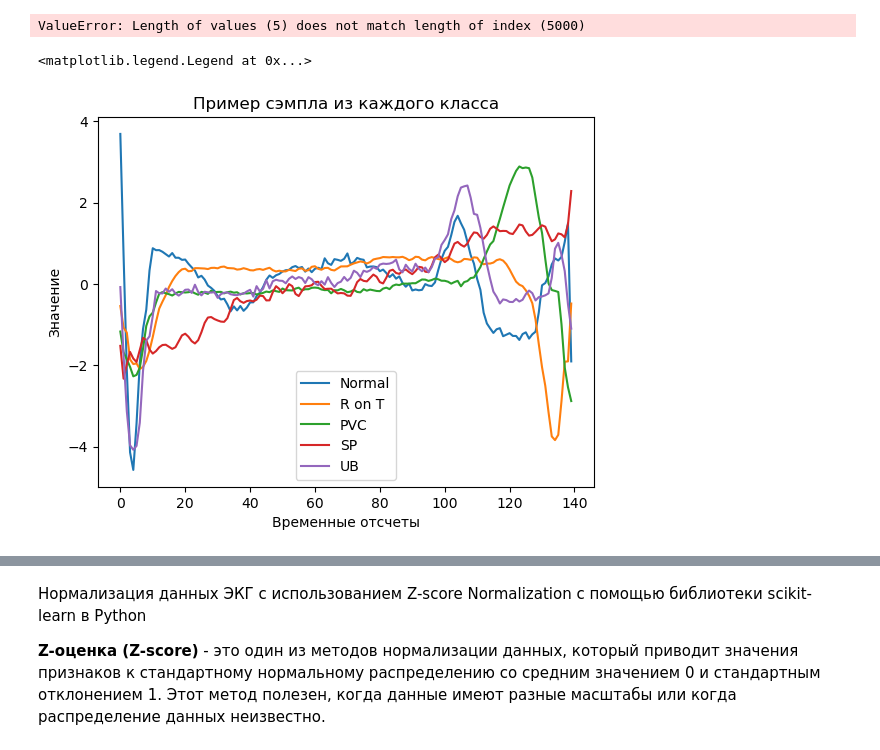
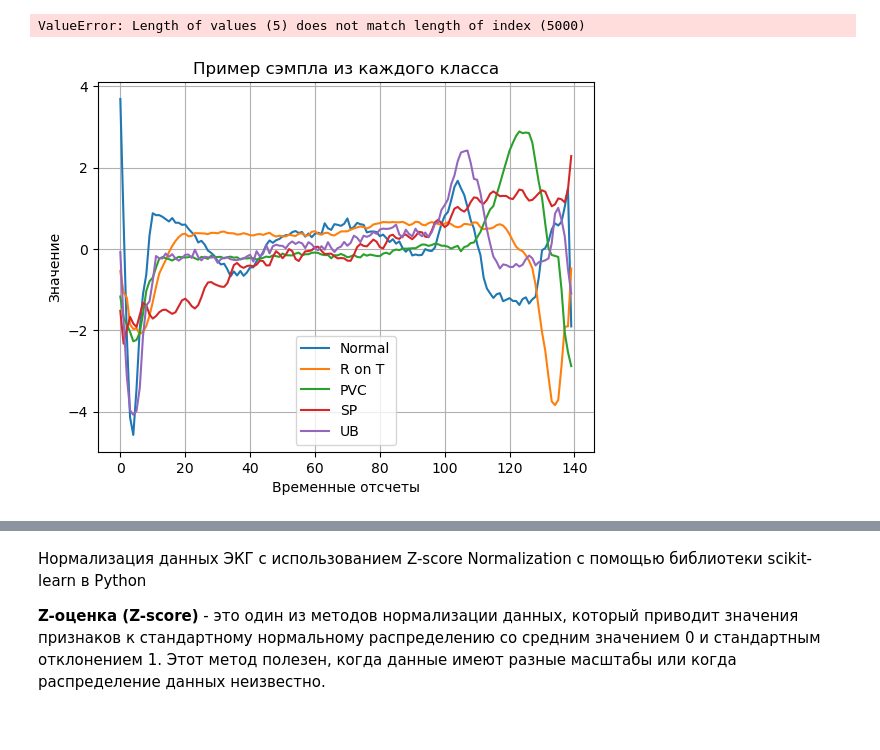
Before and after one commit to GoreevArtem/ecg, a Jupyter notebook: ECG 5000.ipynb, the cells around one changed output, grey strips where cells are left out. Drawn from its saved outputs; the diff is of its cells as text; code cells hidden in the pictures.

```diff
--- a/ECG 5000.ipynb
+++ b/ECG 5000.ipynb
@@ -86,17 +120,18 @@ ValueError: Length of values (5) does not match length of index (5000)
 # %%
 # Выбор уникальных строк по уникальным значениям в столбце 'столбец_1'
 unique_rows = df.drop_duplicates(subset=['target'])
 
 # Настройка заголовка и меток осей
 plt.title('Пример сэмпла из каждого класcа')
 plt.xlabel('Временные отсчеты')
 plt.ylabel('Значение')
 for index_, class_ in enumerate(unique_rows.data):
     plt.plot(class_, label=f'{class_names[index_]}')
 plt.legend()
+plt.grid()
+plt.show()
 # %% [output]
-<matplotlib.legend.Legend at 0x...>
-[figure, old version]
+[figure, new version]
 # %%
 unique_targets = df['target'].unique().tolist()
 
```
Also changed, not shown: parts of 11 cells of this notebook.
